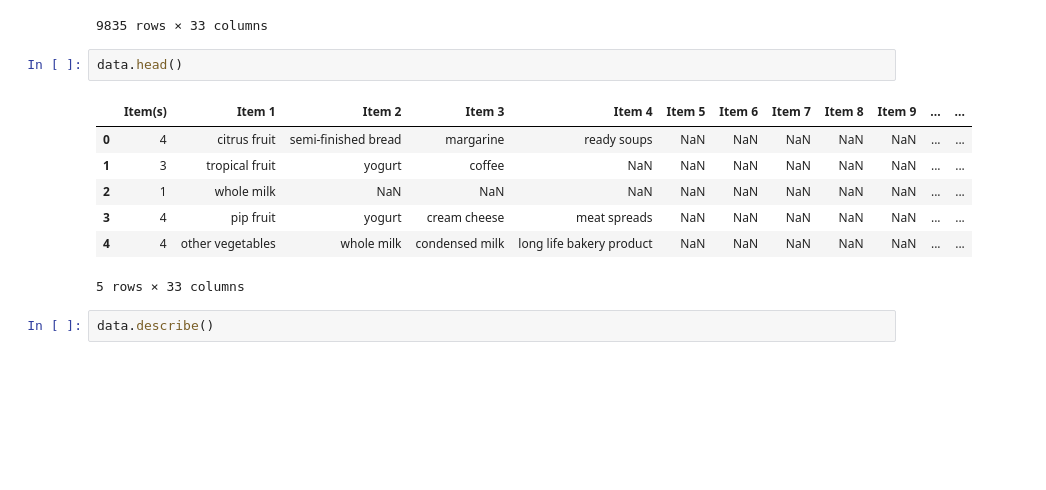
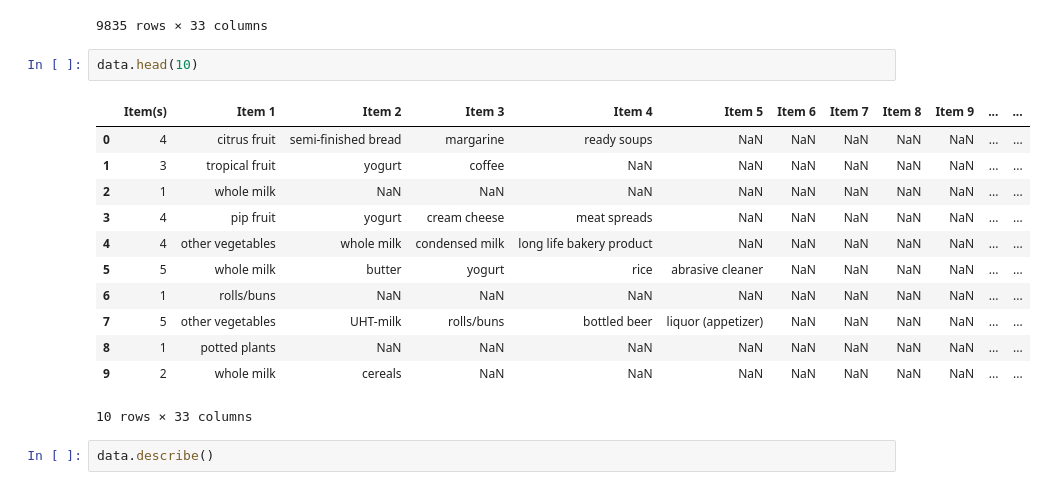
Before and after one commit to hajra40/Market-Basket-Analysis-for-Retailers, a Jupyter notebook: Task 1.ipynb, the cells around one changed output. Saved outputs shown, nothing was run; the diff lists cells and outputs as text; blank space fills up the shorter version.

```diff
--- a/Task 1.ipynb
+++ b/Task 1.ipynb
@@ -36,16 +57,21 @@ data
 | 9833 | 4 | semi-finished bread | bottled water | soda | bottled beer | NaN | NaN | NaN | NaN | NaN | ... | ... |
 | 9834 | 5 | chicken | tropical fruit | other vegetables | vinegar | shopping bags | NaN | NaN | NaN | NaN | ... | ... |
 9835 rows × 33 columns
-# %%
-data.head()
-# %% [output]
-|  | Item(s) | Item 1 | Item 2 | Item 3 | Item 4 | Item 5 | Item 6 | Item 7 | Item 8 | Item 9 | ... | ... |
-| 0 | 4 | citrus fruit | semi-finished bread | margarine | ready soups | NaN | NaN | NaN | NaN | NaN | ... | ... |
-| 1 | 3 | tropical fruit | yogurt | coffee | NaN | NaN | NaN | NaN | NaN | NaN | ... | ... |
-| 2 | 1 | whole milk | NaN | NaN | NaN | NaN | NaN | NaN | NaN | NaN | ... | ... |
-| 3 | 4 | pip fruit | yogurt | cream cheese | meat spreads | NaN | NaN | NaN | NaN | NaN | ... | ... |
-| 4 | 4 | other vegetables | whole milk | condensed milk | long life bakery product | NaN | NaN | NaN | NaN | NaN | ... | ... |
-5 rows × 33 columns
+# %%
+data.head(10)
+# %% [output]
+|  | Item(s) | Item 1 | Item 2 | Item 3 | Item 4 | Item 5 | Item 6 | Item 7 | Item 8 | Item 9 | ... | ... |
+| 0 | 4 | citrus fruit | semi-finished bread | margarine | ready soups | NaN | NaN | NaN | NaN | NaN | ... | ... |
+| 1 | 3 | tropical fruit | yogurt | coffee | NaN | NaN | NaN | NaN | NaN | NaN | ... | ... |
+| 2 | 1 | whole milk | NaN | NaN | NaN | NaN | NaN | NaN | NaN | NaN | ... | ... |
+| 3 | 4 | pip fruit | yogurt | cream cheese | meat spreads | NaN | NaN | NaN | NaN | NaN | ... | ... |
+| 4 | 4 | other vegetables | whole milk | condensed milk | long life bakery product | NaN | NaN | NaN | NaN | NaN | ... | ... |
+| 5 | 5 | whole milk | butter | yogurt | rice | abrasive cleaner | NaN | NaN | NaN | NaN | ... | ... |
+| 6 | 1 | rolls/buns | NaN | NaN | NaN | NaN | NaN | NaN | NaN | NaN | ... | ... |
+| 7 | 5 | other vegetables | UHT-milk | rolls/buns | bottled beer | liquor (appetizer) | NaN | NaN | NaN | NaN | ... | ... |
+| 8 | 1 | potted plants | NaN | NaN | NaN | NaN | NaN | NaN | NaN | NaN | ... | ... |
+| 9 | 2 | whole milk | cereals | NaN | NaN | NaN | NaN | NaN | NaN | NaN | ... | ... |
+10 rows × 33 columns
 # %%
 data.describe()
 # %% [output]
```
Also changed, not shown: parts of 11 cells of this notebook.
